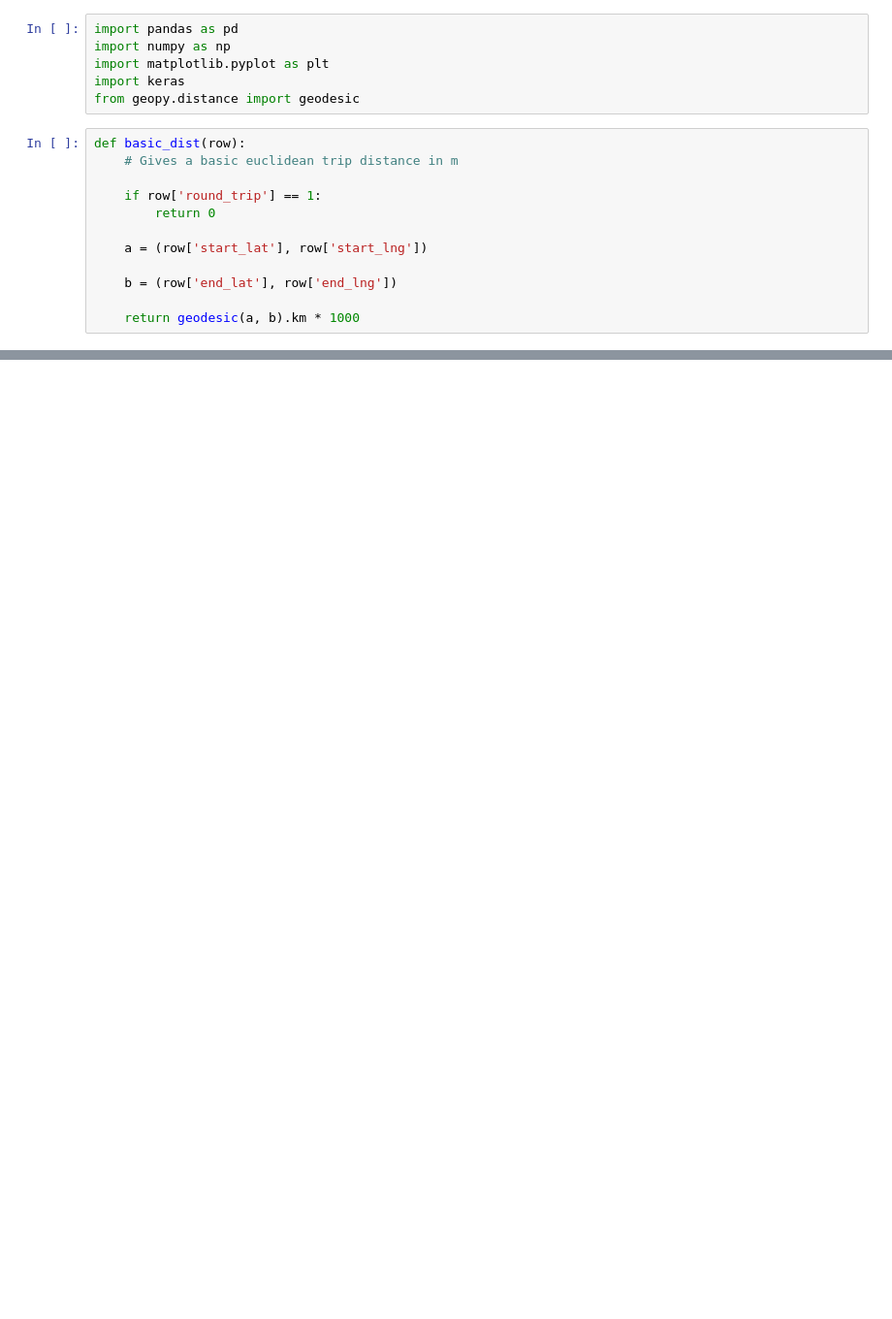
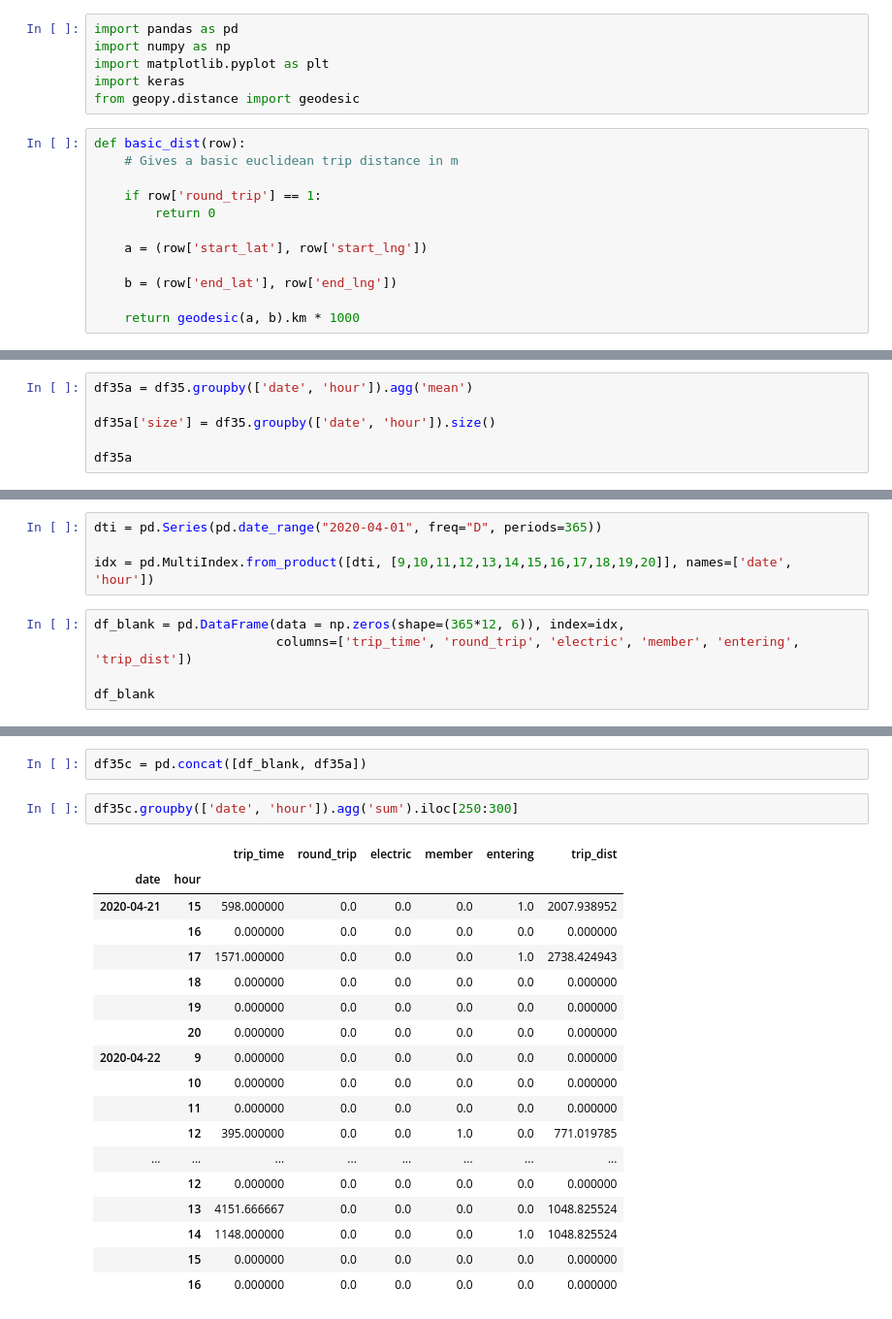
Before and after one commit to nick-kopy/Predicting-Bike-Rental-Station-Traffic, a Jupyter notebook: cap3.ipynb, the cells around one changed output, grey strips where cells are left out. Shown at 97% size. Drawn from its saved outputs; the diff is of its cells as text; blank space fills up the shorter version.

```diff
--- a/cap3.ipynb
+++ b/cap3.ipynb
@@ -117,0 +157,6 @@ df86
+# %%
+df35a = df35.groupby(['date', 'hour']).agg('mean')
+
+df35a['size'] = df35.groupby(['date', 'hour']).size()
+
+df35a
@@ -117,0 +287,9 @@ df86
+# %%
+dti = pd.Series(pd.date_range("2020-04-01", freq="D", periods=365))
+
+idx = pd.MultiIndex.from_product([dti, [9,10,11,12,13,14,15,16,17,18,19,20]], names=['date', 'hour'])
+# %%
+df_blank = pd.DataFrame(data = np.zeros(shape=(365*12, 6)), index=idx,
+                        columns=['trip_time', 'round_trip', 'electric', 'member', 'entering', 'trip_dist'])
+
+df_blank
@@ -117,0 +328,23 @@ df86
+# %%
+df35c = pd.concat([df_blank, df35a])
+# %%
+df35c.groupby(['date', 'hour']).agg('sum').iloc[250:300]
+# %% [output]
+|  |  | trip_time | round_trip | electric | member | entering | trip_dist |
+| date | hour |  |  |  |  |  |  |
+| 2020-04-21 | 15 | 598.000000 | 0.0 | 0.0 | 0.0 | 1.0 | 2007.938952 |
+|  | 16 | 0.000000 | 0.0 | 0.0 | 0.0 | 0.0 | 0.000000 |
+|  | 17 | 1571.000000 | 0.0 | 0.0 | 0.0 | 1.0 | 2738.424943 |
+|  | 18 | 0.000000 | 0.0 | 0.0 | 0.0 | 0.0 | 0.000000 |
+|  | 19 | 0.000000 | 0.0 | 0.0 | 0.0 | 0.0 | 0.000000 |
+|  | 20 | 0.000000 | 0.0 | 0.0 | 0.0 | 0.0 | 0.000000 |
+| 2020-04-22 | 9 | 0.000000 | 0.0 | 0.0 | 0.0 | 0.0 | 0.000000 |
+|  | 10 | 0.000000 | 0.0 | 0.0 | 0.0 | 0.0 | 0.000000 |
+|  | 11 | 0.000000 | 0.0 | 0.0 | 0.0 | 0.0 | 0.000000 |
+|  | 12 | 395.000000 | 0.0 | 0.0 | 1.0 | 0.0 | 771.019785 |
+| ... | ... | ... | ... | ... | ... | ... | ... |
+|  | 12 | 0.000000 | 0.0 | 0.0 | 0.0 | 0.0 | 0.000000 |
+|  | 13 | 4151.666667 | 0.0 | 0.0 | 0.0 | 0.0 | 1048.825524 |
+|  | 14 | 1148.000000 | 0.0 | 0.0 | 0.0 | 1.0 | 1048.825524 |
+|  | 15 | 0.000000 | 0.0 | 0.0 | 0.0 | 0.0 | 0.000000 |
+|  | 16 | 0.000000 | 0.0 | 0.0 | 0.0 | 0.0 | 0.000000 |
```
Also changed, not shown: parts of 25 cells of this notebook.
